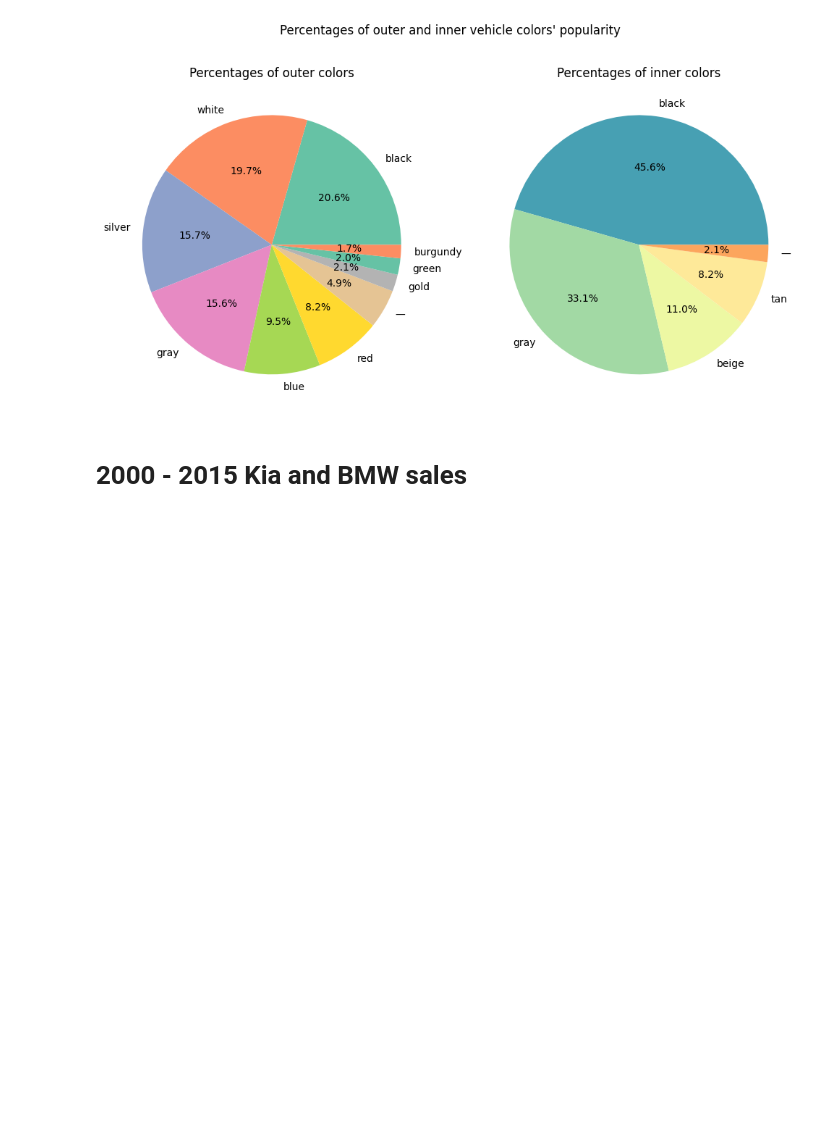
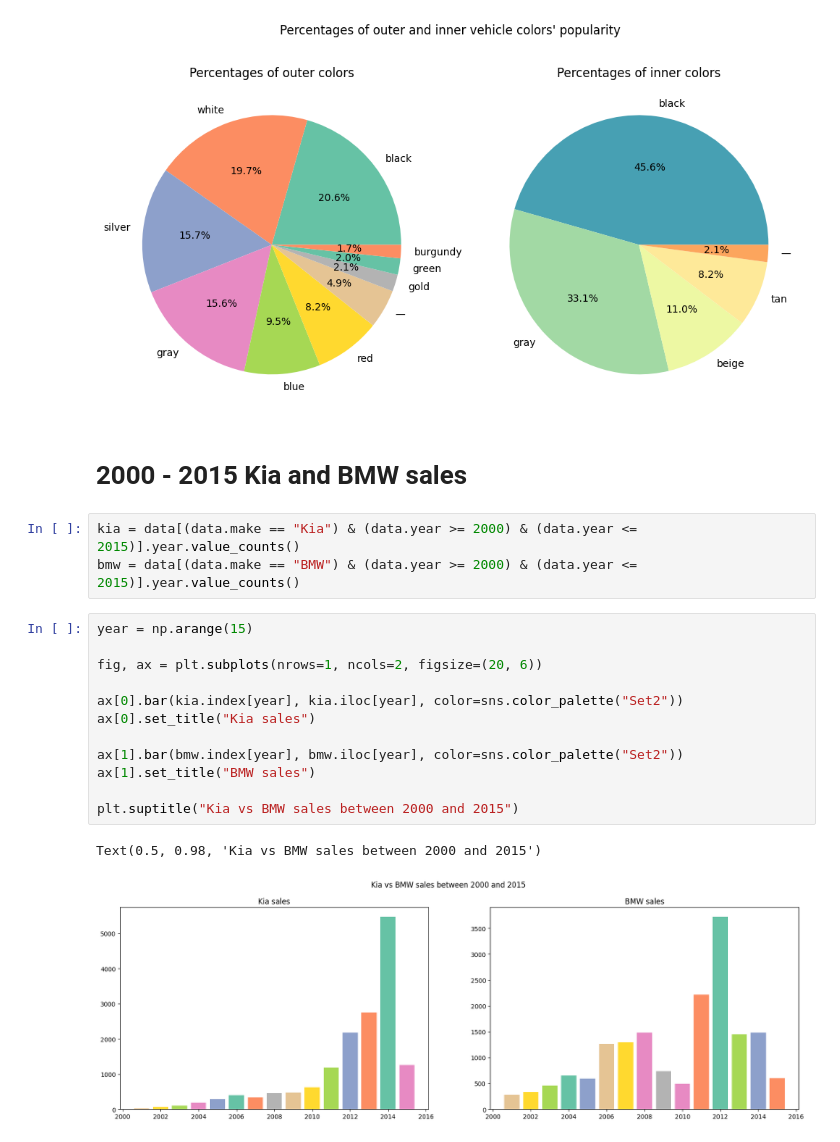
Before and after one commit to Amira-Bekhta/Vehicle_sales_case_study, a Jupyter notebook: Analytics/Popularity.ipynb, the cells around one changed output. Saved outputs shown, nothing was run; the diff lists cells and outputs as text; blank space fills up the shorter version.

```diff
--- a/Analytics/Popularity.ipynb
+++ b/Analytics/Popularity.ipynb
@@ -74,3 +74,21 @@ plt.show()
 [figure]
 # %% [markdown]
 # 2000 - 2015 Kia and BMW sales
+# %%
+kia = data[(data.make == "Kia") & (data.year >= 2000) & (data.year <= 2015)].year.value_counts()
+bmw = data[(data.make == "BMW") & (data.year >= 2000) & (data.year <= 2015)].year.value_counts()
+# %%
+year = np.arange(15)
+
+fig, ax = plt.subplots(nrows=1, ncols=2, figsize=(20, 6))
+
+ax[0].bar(kia.index[year], kia.iloc[year], color=sns.color_palette("Set2"))
+ax[0].set_title("Kia sales")
+
+ax[1].bar(bmw.index[year], bmw.iloc[year], color=sns.color_palette("Set2"))
+ax[1].set_title("BMW sales")
+
+plt.suptitle("Kia vs BMW sales between 2000 and 2015")
+# %% [output]
+Text(0.5, 0.98, 'Kia vs BMW sales between 2000 and 2015')
+[figure, added]
```
Also changed, not shown: 3 other files.
